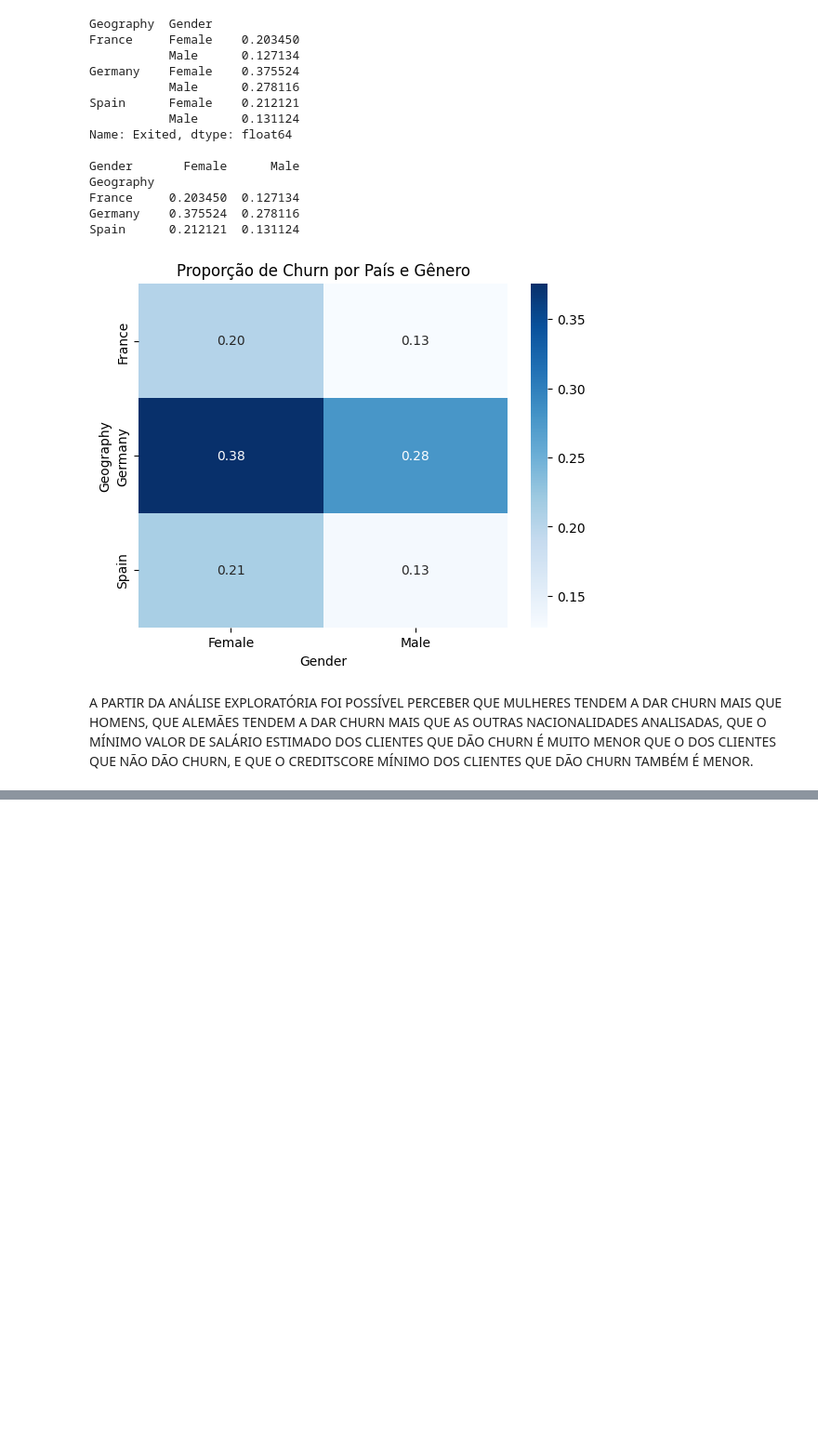
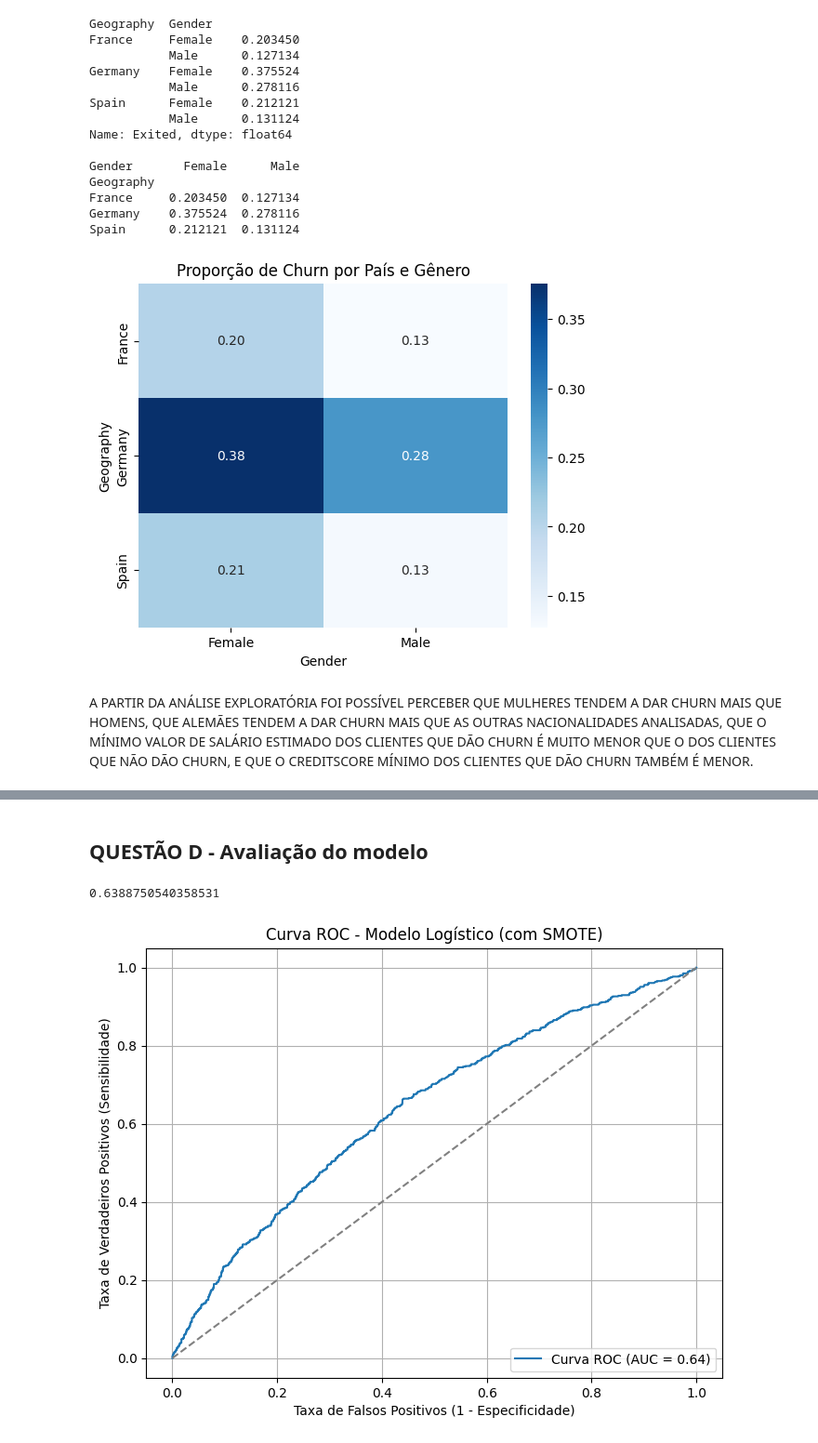
Before and after one commit to gustavo-plc/PyStatistics, a Jupyter notebook: AEDI_T5.ipynb, the cells around one changed output, grey strips where cells are left out. Shown at 93% size. Drawn from its saved outputs; the diff is of its cells as text; code cells hidden in the pictures; blank space fills up the shorter version.

```diff
--- a/AEDI_T5.ipynb
+++ b/AEDI_T5.ipynb
@@ -246,0 +757,18 @@ A PARTIR DA ANÁLISE EXPLORATÓRIA FOI POSSÍVEL PERCEBER QUE MULHERES TENDEM A
+# %%
+# 1. Preparar X_test com as mesmas colunas e formato usado no treino
+X_test_df = pd.DataFrame(X_test, columns=X.columns).astype(float)
+X_test_const = sm.add_constant(X_test_df)
+
+# 2. Predizer probabilidades com o modelo treinado em dados balanceados
+y_pred_probs = modelo_balanceado.predict(X_test_const)
+
+# 3. Converter para classes (limiar 0.5)
+y_pred_classes = (y_pred_probs > 0.5).astype(int)
+
+# 4. Avaliação do desempenho no conjunto de teste original
+from sklearn.metrics import classification_report, confusion_matrix, accuracy_score
+
+print("Avaliação do modelo balanceado (SMOTE) no conjunto de teste original:")
+print("Acurácia:", accuracy_score(y_test, y_pred_classes))
+print("\nMatriz de confusão:\n", confusion_matrix(y_test, y_pred_classes))
+print("\nRelatório de classificação:\n", classification_report(y_test, y_pred_classes))
@@ -246,0 +887,29 @@ A PARTIR DA ANÁLISE EXPLORATÓRIA FOI POSSÍVEL PERCEBER QUE MULHERES TENDEM A
+# %% [markdown]
+## QUESTÃO D - Avaliação do modelo
+# %%
+from sklearn.metrics import roc_curve, roc_auc_score
+import matplotlib.pyplot as plt
+
+#  probabilidades para a classe 1 (churn)
+
+y_pred_probs = modelo_balanceado.predict(sm.add_constant(X_test.astype(float)))
+
+# Calcular auc_score
+fpr, tpr, thresholds = roc_curve(y_test, y_pred_probs)
+auc_score = roc_auc_score(y_test, y_pred_probs)
+print(auc_score)
+print()
+
+
+plt.figure(figsize=(8, 6))
+plt.plot(fpr, tpr, label=f'Curva ROC (AUC = {auc_score:.2f})')
+plt.plot([0, 1], [0, 1], linestyle='--', color='gray')  # linha de referência
+plt.xlabel('Taxa de Falsos Positivos (1 - Especificidade)')
+plt.ylabel('Taxa de Verdadeiros Positivos (Sensibilidade)')
+plt.title('Curva ROC - Modelo Logístico (com SMOTE)')
+plt.legend(loc='lower right')
+plt.grid(True)
+plt.show()
+# %% [output]
+0.6388750540358531
+[figure, added]
```
Also changed, not shown: parts of 35 cells of this notebook.
